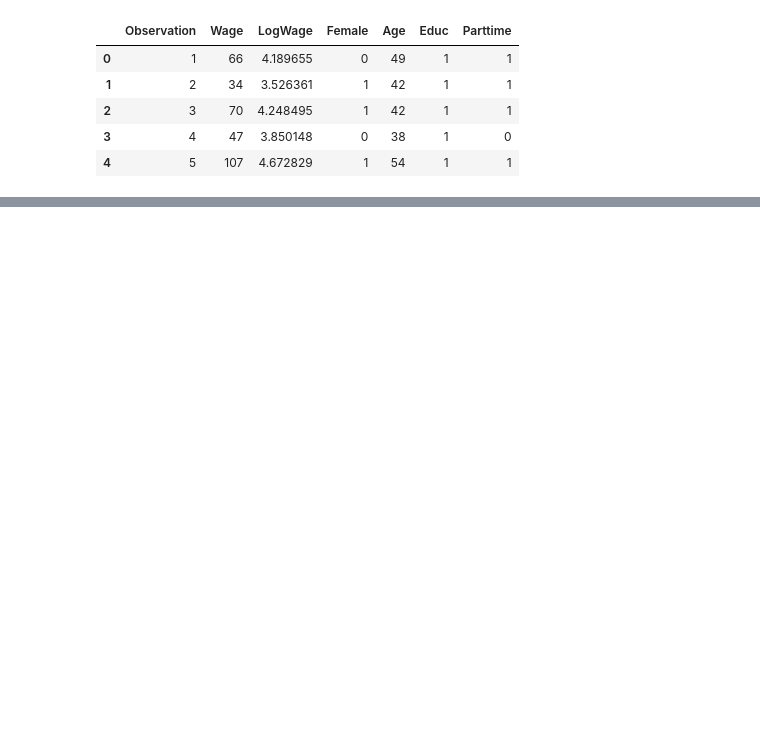
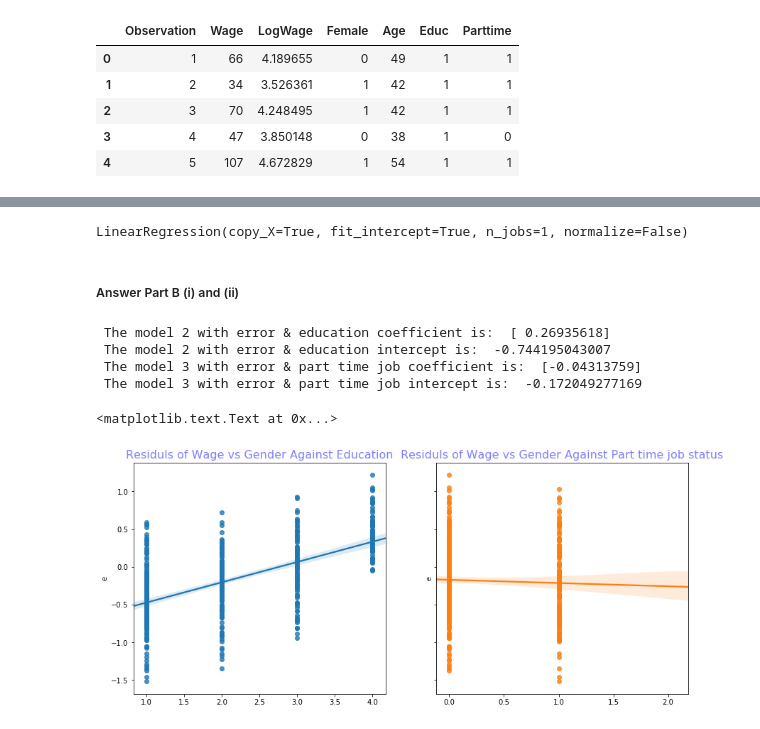
Before and after one commit to DheerajAgarwal/Econometrics, a Jupyter notebook: W2/Week_2_Multiple_Regression_Ex1.ipynb, the cells around one changed output, grey strips where cells are left out. Drawn from its saved outputs; the diff is of its cells as text; code cells hidden in the pictures; blank space fills up the shorter version.

```diff
--- a/W2/Week_2_Multiple_Regression_Ex1.ipynb
+++ b/W2/Week_2_Multiple_Regression_Ex1.ipynb
@@ -29,0 +88,6 @@ TrainExer1.head()
+# %%
+a = model.intercept_
+b = model.coef_
+# %%
+TrainExer1["e"] = TrainExer1.LogWage - a + b*TrainExer1.Female
+TrainExer1.head() # sample data with residuals based on equation in A above.
@@ -29,0 +101,38 @@ TrainExer1.head()
+# %%
+## Regressing e on education
+X_educ = TrainExer1.Educ.values.reshape(-1,1)
+X_job = TrainExer1.Parttime.values.reshape(-1,1)
+Y_error = TrainExer1.e
+# %%
+model2 = lm.LinearRegression()
+model2.fit(X_educ,Y_error)
+
+model3 = lm.LinearRegression()
+model3.fit(X_job,Y_error)
+# %% [output]
+LinearRegression(copy_X=True, fit_intercept=True, n_jobs=1, normalize=False)
+# %% [markdown]
+##### Answer Part B (i) and (ii)
+# %%
+print(" The model 2 with error & education coefficient is: ", model2.coef_)
+print(" The model 2 with error & education intercept is: ", model2.intercept_)
+
+print(" The model 3 with error & part time job coefficient is: ", model3.coef_)
+print(" The model 3 with error & part time job intercept is: ", model3.intercept_)
+# %% [output]
+ The model 2 with error & education coefficient is:  [ 0.26935618]
+ The model 2 with error & education intercept is:  -0.744195043007
+ The model 3 with error & part time job coefficient is:  [-0.04313759]
+ The model 3 with error & part time job intercept is:  -0.172049277169
+# %%
+fig, (ax1, ax2) = plt.subplots(ncols=2, sharey=True)
+sns.regplot(X_educ, Y_error, ax = ax1)
+ax1.figure.set_size_inches(14,6)
+ax1.axes.set_title('Residuls of Wage vs Gender Against Education', fontsize=16,color="b",alpha=0.5)
+
+sns.regplot(X_job, Y_error, ax = ax2)
+ax2.figure.set_size_inches(14,6)
+ax2.axes.set_title('Residuls of Wage vs Gender Against Part time job status', fontsize=16,color="b",alpha=0.5)
+# %% [output]
+<matplotlib.text.Text at 0x...>
+[figure, added]
```
Also changed, not shown: parts of 16 cells of this notebook.
